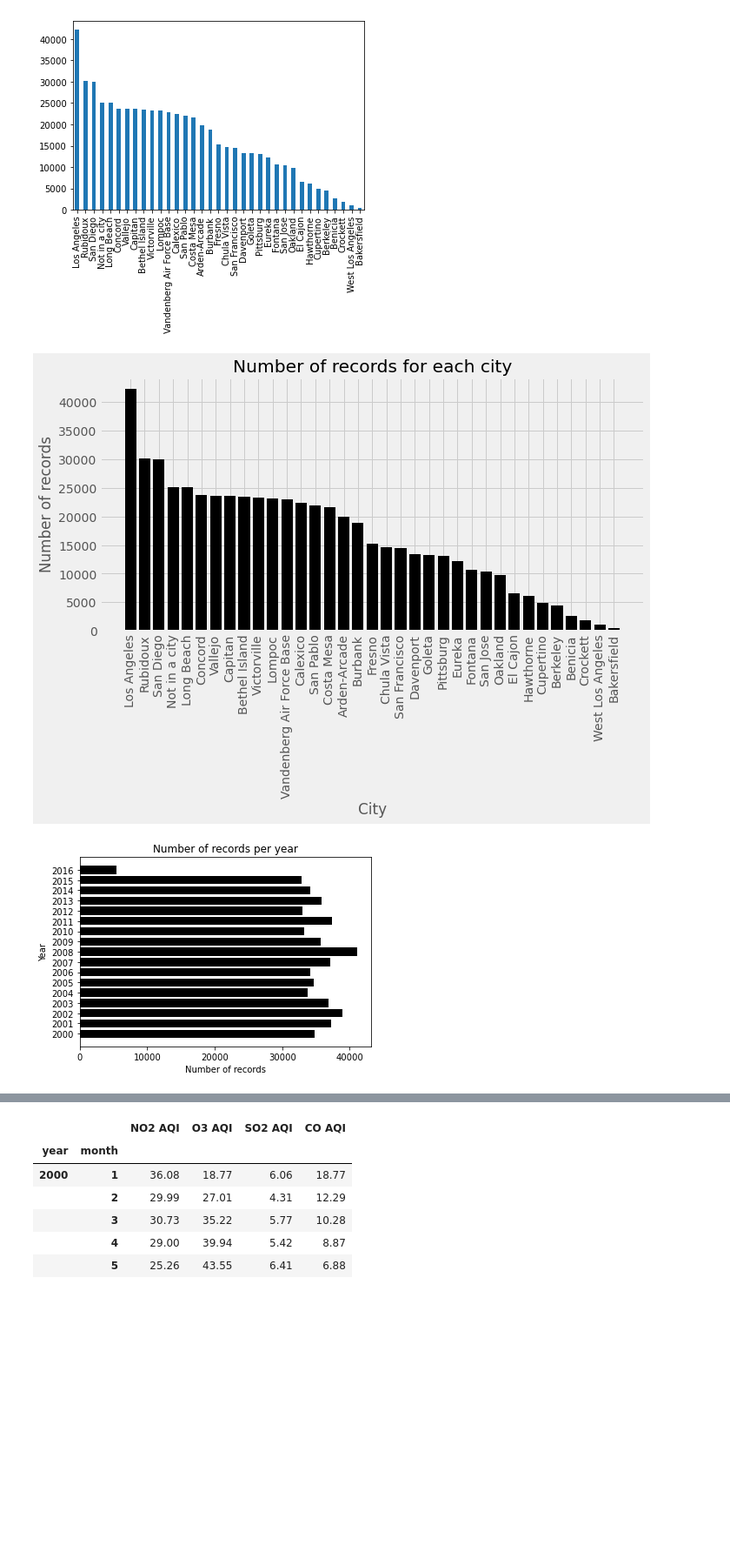
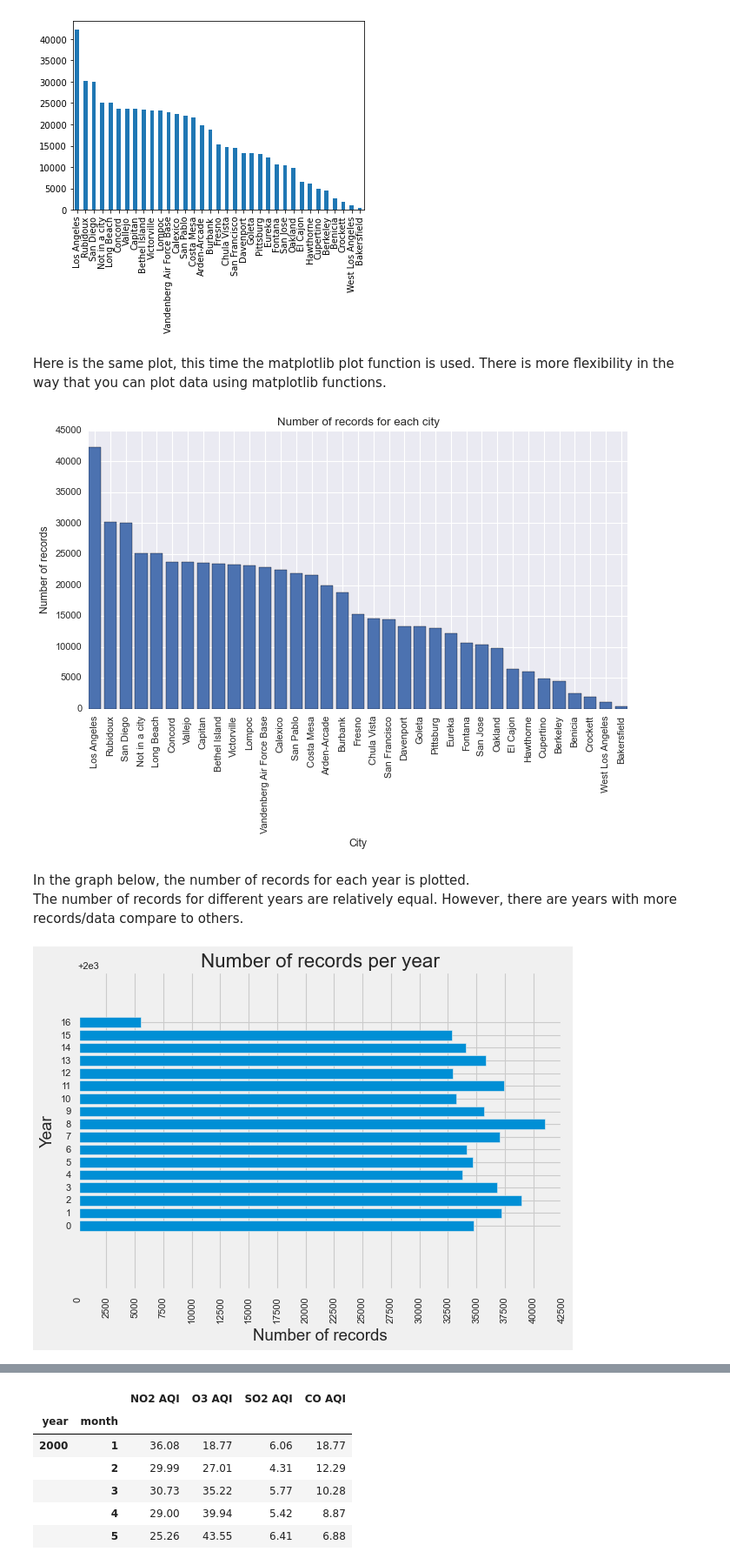
Before and after one commit to nnajmi/MachineLearning, a Jupyter notebook: US-Pollution/Data Exploration.ipynb, the cells around one changed output, grey strips where cells are left out. Shown at 87% size. Saved outputs shown, nothing was run; the diff lists cells and outputs as text; code cells hidden in the pictures; blank space fills up the shorter version.

```diff
--- a/US-Pollution/Data Exploration.ipynb
+++ b/US-Pollution/Data Exploration.ipynb
@@ -80,0 +98,16 @@ df.iloc[:, 4:]
+# %%
+#Box Plots
+boxplot_data = copy.deepcopy(data)
+
+del boxplot_data["id"]
+del boxplot_data["State Code"]
+del boxplot_data["County Code"]
+del boxplot_data["Site Num"]
+del boxplot_data["Address"]
+del boxplot_data["State"]
+del boxplot_data["County"]
+del boxplot_data["City"]
+del boxplot_data["Date Local"]
+
+plt.rcParams.update(plt.rcParamsDefault)
+boxplot_data.plot(x=boxplot_data.index.name, kind='box', figsize=(20,5))
@@ -266,12 +418,14 @@ data['City'].value_counts().sort_values(ascending = False).plot(kind = 'bar')
 # %% [output]
 <matplotlib.axes._subplots.AxesSubplot at 0x...>
 [figure]
+# %% [markdown]
+Here is the same plot, this time the matplotlib plot function is used. There is more flexibility in the way that you can plot data using matplotlib functions.
 # %%
 cityRecords = pd.DataFrame(data['City'].value_counts().sort_values(ascending = False))
 cityRecords.reset_index(inplace=True)
 cityRecords.iloc[:, 0]
 plt.figure(figsize=(10, 5))
-plt.bar(cityRecords.iloc[:, 0], cityRecords.iloc[:, 1], color = 'k')
+plt.bar(cityRecords.iloc[:, 0], cityRecords.iloc[:, 1])
 plt.title("Number of records for each city")
 plt.xlabel("City")
 plt.ylabel("Number of records")
@@ -281,22 +435,29 @@ plt.style.use('fivethirtyeight')
 plt.savefig('test.png')
 plt.show()
 # %% [output]
-[figure, old version]
+[figure, new version]
+# %% [markdown]
+In the graph below, the number of records for each year is plotted.
+<br> The number of records for different years are relatively equal. However, there are years with more records/data compare to others.
 # %%
 data['Date Local'] = pd.to_datetime(data['Date Local'],format='%m/%d/%Y')
 dateRecords = data.groupby([data['Date Local'].dt.year], as_index=False).agg('count')
 dateRecords.reset_index(inplace=True)
 dateRecords.iloc[:, 0]
-plt.barh(np.arange(2000,2017,1), dateRecords.iloc[:, 8], color = 'k')
+plt.barh(np.arange(2000,2017,1), dateRecords.iloc[:, 8])
+
 plt.title("Number of records per year")
 plt.ylabel("Year")
 plt.xlabel("Number of records")
-plt.yticks(np.arange(2000,2017,1))
+
+plt.gca().xaxis.set_major_locator(ticker.MultipleLocator(2500))
+plt.xticks(rotation = 90)
+plt.yticks(np.arange(2000,2017))
 plt.style.use('fivethirtyeight')
 plt.savefig('test.png')
 plt.show()
 # %% [output]
-[figure, old version]
+[figure, new version]
 # %% [markdown]
 There are two different ways of calculating the mean value of the four pollutants **AQI** and **Mean** per month per year:
 
```
Also changed, not shown: parts of 32 cells of this notebook, 1 other file.
